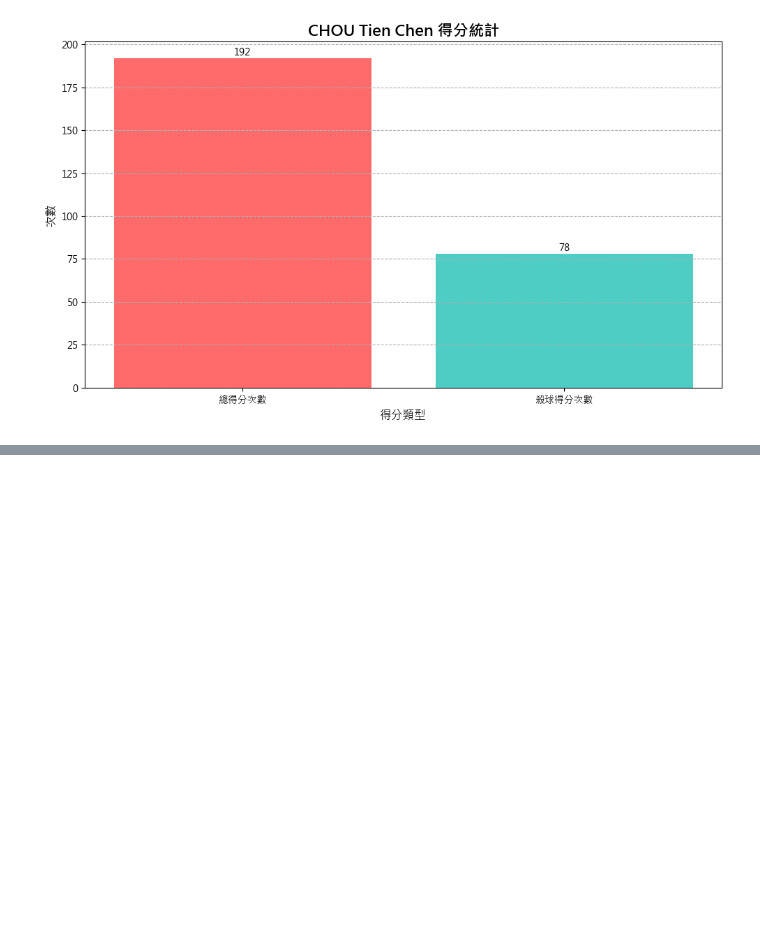
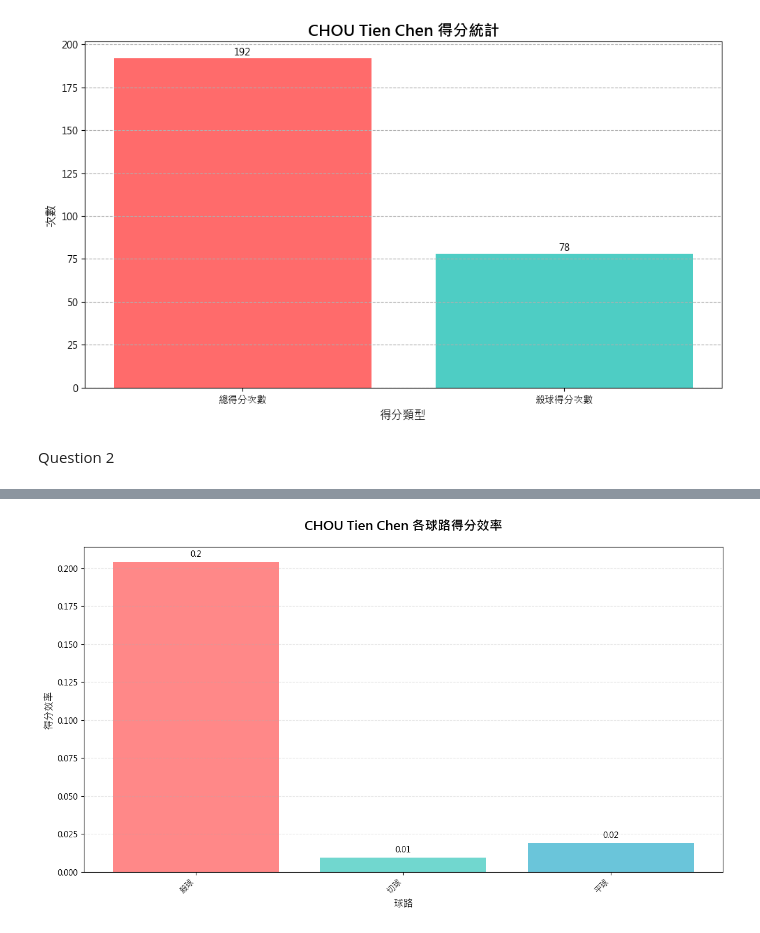
Before and after one commit to DanielTeng0811/BadmintonAI, a Jupyter notebook: question_answer.ipynb, the cells around one changed output, grey strips where cells are left out. Drawn from its saved outputs; the diff is of its cells as text; code cells hidden in the pictures; blank space fills up the shorter version.

```diff
--- a/question_answer.ipynb
+++ b/question_answer.ipynb
@@ -102,3 +104,82 @@ CHOU Tien Chen 的總得分次數: 192
 CHOU Tien Chen 殺球得分次數: 78
 CHOU Tien Chen 殺球得分佔總得分的百分比: 40.62%
 [figure]
+# %% [markdown]
+Question 2
+# %%
+import platform
+import matplotlib.pyplot as plt
+import pandas as pd
+
+# 字體設定
+system = platform.system()
+if system == 'Darwin':
+    plt.rcParams['font.sans-serif'] = ['Arial Unicode MS', 'PingFang TC', 'Heiti TC', 'sans-serif']
+elif system == 'Windows':
+    plt.rcParams['font.sans-serif'] = ['Microsoft JhengHei', 'SimHei', 'sans-serif']
+else:
+    plt.rcParams['font.sans-serif'] = ['Noto Sans CJK TC', 'WenQuanYi Micro Hei', 'sans-serif']
+plt.rcParams['axes.unicode_minus'] = False
+
+# 球員名稱
+player_name = 'CHOU Tien Chen'
+
+# 球路列表
+shot_types = ['殺球', '切球', '平球']
+
+# 儲存各球路得分效率的字典
+shot_efficiency = {}
+
+# 迴圈計算每種球路的得分效率
+for shot_type in shot_types:
+    # 總使用次數
+    total_uses = len(df[(df['player'] == player_name) & (df['type'] == shot_type)])
+
+    # 檢查是否有使用該球路，若無則跳過
+    if total_uses == 0:
+        print(f"注意：{player_name} 沒有使用 {shot_type}。")
+        shot_efficiency[shot_type] = 0  # 設定效率為0
+        continue  # 跳過本次迴圈
+
+    # 得分次數
+    scoring_uses = len(df[(df['player'] == player_name) & (df['type'] == shot_type) & (df['getpoint_player'] == player_name)])
+
+    # 計算得分效率
+    efficiency = scoring_uses / total_uses if total_uses > 0 else 0
+    shot_efficiency[shot_type] = efficiency
+
+    print(f"{player_name} 使用 {shot_type} 的總次數: {total_uses}")
+    print(f"{player_name} 使用 {shot_type} 的得分次數: {scoring_uses}")
+    print(f"{player_name} 使用 {shot_type} 的得分效率: {efficiency:.2f}")
+    print("-" * 30)
+
+# 找出得分效率最高的球路
+best_shot = max(shot_efficiency, key=shot_efficiency.get)
+print(f"{player_name} 得分效率最高的球路是: {best_shot}")
+
+# 繪製長條圖
+data = pd.Series(shot_efficiency)
+fig, ax = plt.subplots(figsize=(12, 7))
+colors=['#FF6B6B', '#4ECDC4', '#45B7D1', '#FFA07A', '#98D8C8']
+bars = ax.bar(range(len(data)), data.values, color=colors, alpha=0.8)
+
+# 在柱子上方標註數值
+for i, v in enumerate(data.values):
+    ax.text(i, v + max(data.values)*0.01, str(round(v, 2)),
+            ha='center', va='bottom', fontsize=10)
+
+# 設定標題和標籤
+ax.set_title(f'{player_name} 各球路得分效率', fontsize=16, fontweight='bold', pad=20)
+ax.set_xlabel('球路', fontsize=12)
+ax.set_ylabel('得分效率', fontsize=12)
+
+# 設定X軸刻度
+ax.set_xticks(range(len(data)))
+ax.set_xticklabels(data.index, rotation=45, ha='right', fontsize=10)
+
+# 加入網格線
+ax.grid(True, alpha=0.3, linestyle='--', axis='y')
+
+# 調整布局避免文字被裁切
+plt.tight_layout()
+# %% [output]
@@ -104,0 +199 @@ CHOU Tien Chen 殺球得分佔總得分的百分比: 40.62%
+[figure, added]
```
Also changed, not shown: parts of 54 cells of this notebook.
